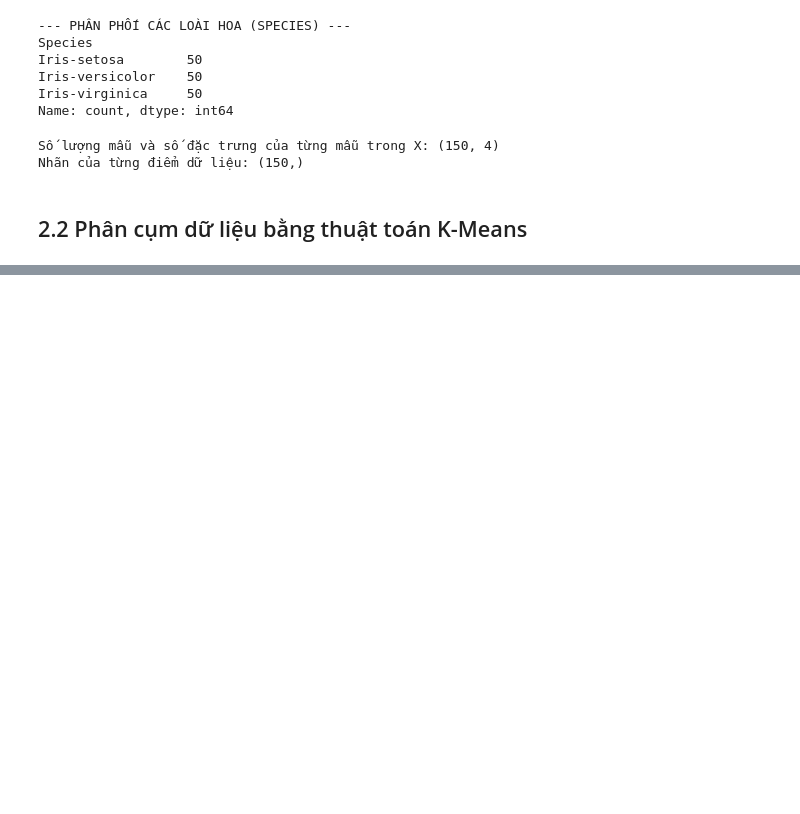
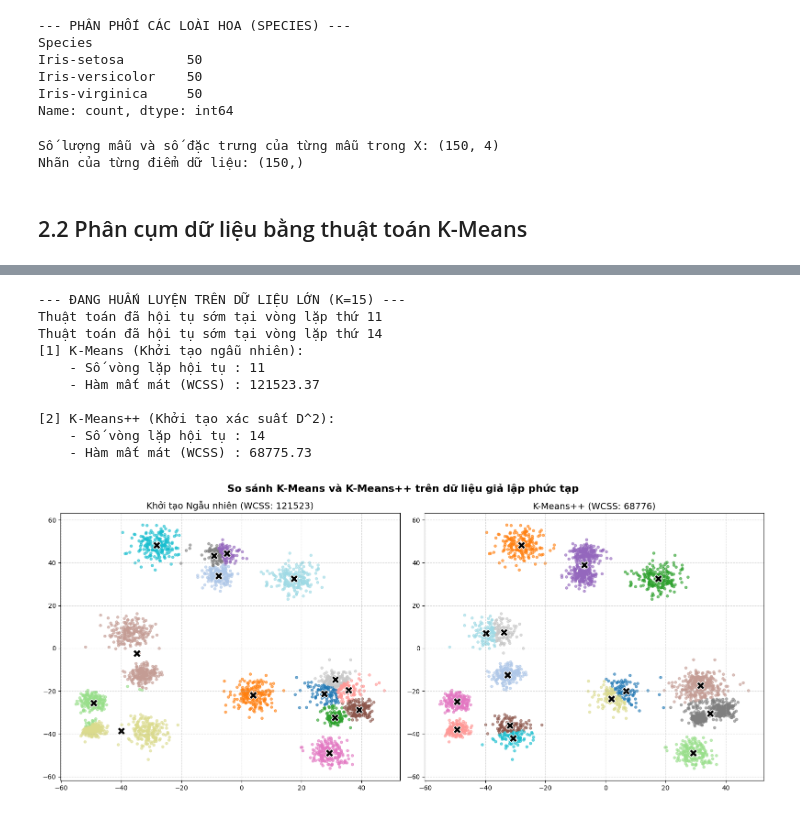
Before and after one commit to TranTrongTu/hcmus-math-for-ai, a Jupyter notebook: lab03/24122024.ipynb, the cells around one changed output, grey strips where cells are left out. Saved outputs shown, nothing was run; the diff lists cells and outputs as text; code cells hidden in the pictures; blank space fills up the shorter version.

```diff
--- a/lab03/24122024.ipynb
+++ b/lab03/24122024.ipynb
@@ -291,0 +689,53 @@ class KMeansCustom:
+# %%
+K_SYN = 15
+MAX_ITERS = 100
+
+print("--- ĐANG HUẤN LUYỆN TRÊN DỮ LIỆU LỚN (K=15) ---")
+
+# 1. Train Standard K-Means (Random Init)
+km_syn_random = KMeansCustom(k=K_SYN, max_iters=MAX_ITERS, tol=1e-4)
+km_syn_random.fit(X_syn)
+
+# 2. Train K-Means++ (Smart Init)
+km_syn_plus = KMeansPlusPlus(k=K_SYN, max_iters=MAX_ITERS, tol=1e-4)
+km_syn_plus.fit(X_syn)
+
+# 3. Print Results
+print(f"[1] K-Means (Khởi tạo ngẫu nhiên):")
+print(f"    - Số vòng lặp hội tụ : {km_syn_random.n_iters_}")
+print(f"    - Hàm mất mát (WCSS) : {km_syn_random.inertia_:.2f}\n")
+
+print(f"[2] K-Means++ (Khởi tạo xác suất D^2):")
+print(f"    - Số vòng lặp hội tụ : {km_syn_plus.n_iters_}")
+print(f"    - Hàm mất mát (WCSS) : {km_syn_plus.inertia_:.2f}\n")
+
+# 4. Visualize the comparison
+fig, axes = plt.subplots(1, 2, figsize=(16, 7))
+
+# Plot 1: Random Init
+axes[0].scatter(X_syn[:, 0], X_syn[:, 1], c=km_syn_random.labels, cmap='tab20', s=15, alpha=0.6)
+axes[0].scatter(km_syn_random.centroids[:, 0], km_syn_random.centroids[:, 1], c='black', marker='X', s=150, edgecolors='white')
+axes[0].set_title(f'Khởi tạo Ngẫu nhiên (WCSS: {km_syn_random.inertia_:.0f})', fontsize=14)
+axes[0].grid(True, linestyle='--', alpha=0.5)
+
+# Plot 2: K-Means++
+axes[1].scatter(X_syn[:, 0], X_syn[:, 1], c=km_syn_plus.labels, cmap='tab20', s=15, alpha=0.6)
+axes[1].scatter(km_syn_plus.centroids[:, 0], km_syn_plus.centroids[:, 1], c='black', marker='X', s=150, edgecolors='white')
+axes[1].set_title(f'K-Means++ (WCSS: {km_syn_plus.inertia_:.0f})', fontsize=14)
+axes[1].grid(True, linestyle='--', alpha=0.5)
+
+plt.suptitle('So sánh K-Means và K-Means++ trên dữ liệu giả lập phức tạp', fontsize=16, fontweight='bold')
+plt.tight_layout()
+plt.show()
+# %% [output]
+--- ĐANG HUẤN LUYỆN TRÊN DỮ LIỆU LỚN (K=15) ---
+Thuật toán đã hội tụ sớm tại vòng lặp thứ 11
+Thuật toán đã hội tụ sớm tại vòng lặp thứ 14
+[1] K-Means (Khởi tạo ngẫu nhiên):
+    - Số vòng lặp hội tụ : 11
+    - Hàm mất mát (WCSS) : 121523.37
+
+[2] K-Means++ (Khởi tạo xác suất D^2):
+    - Số vòng lặp hội tụ : 14
+    - Hàm mất mát (WCSS) : 68775.73
+[figure, added]
```
Also changed, not shown: parts of 20 cells of this notebook.
